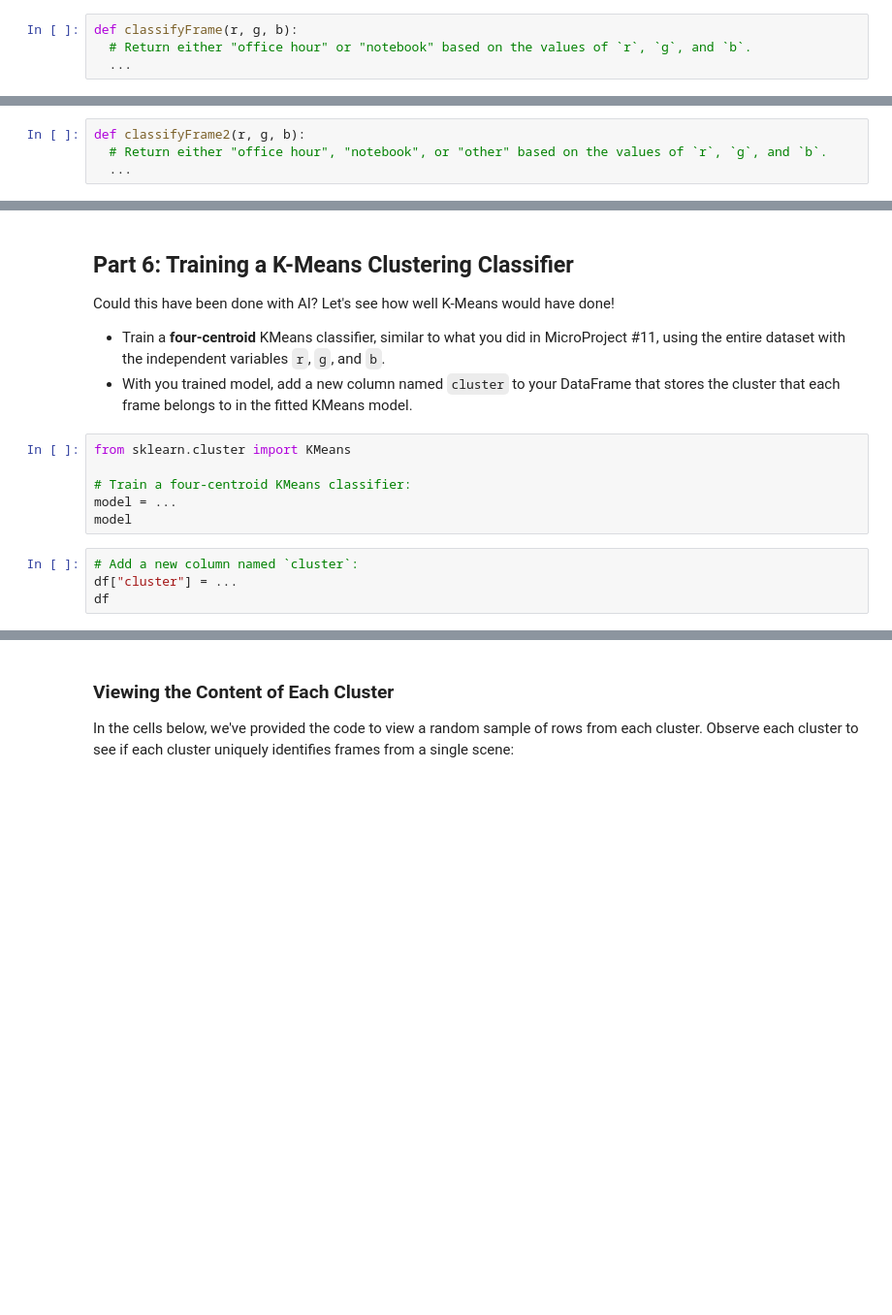
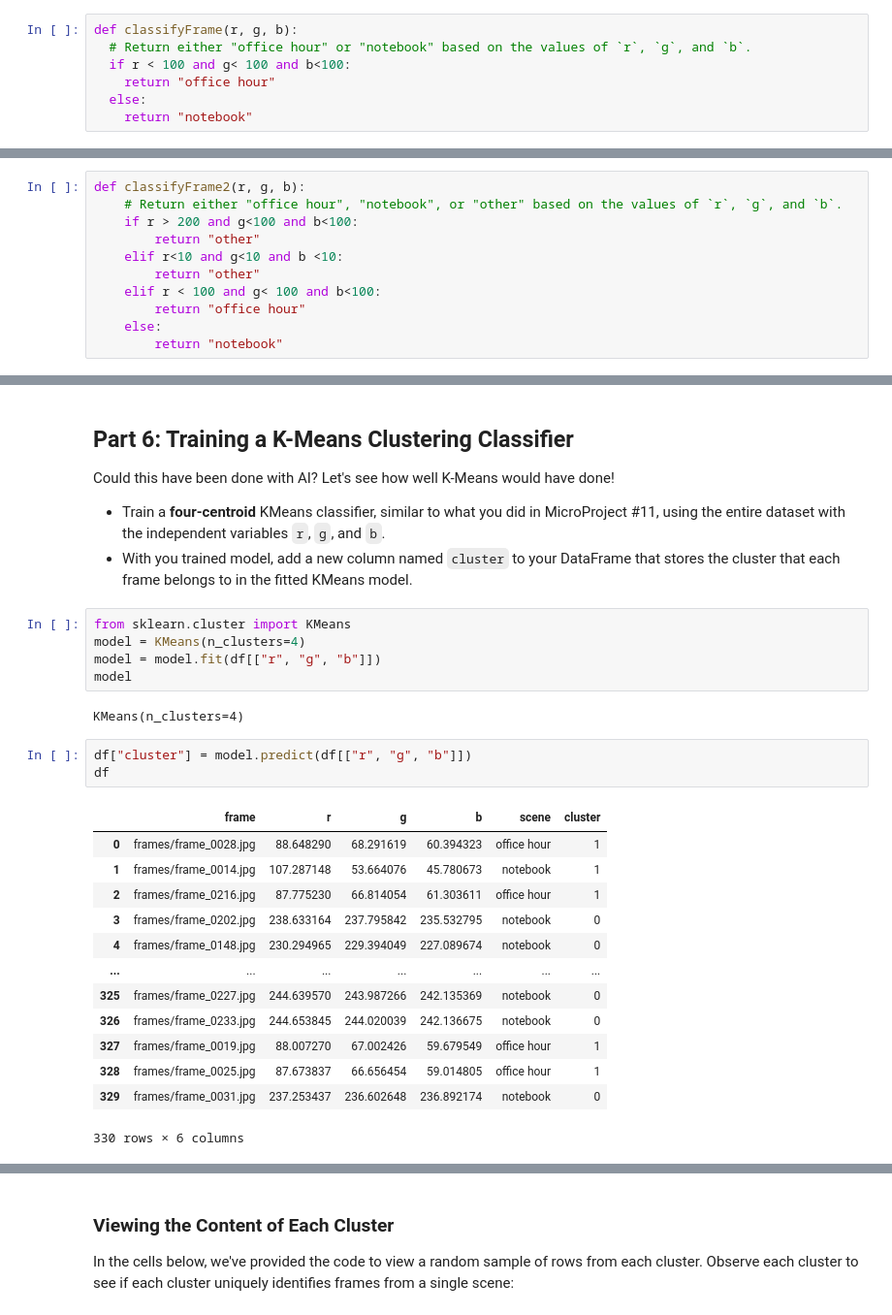
Before and after one commit to anqiandy/discoverymicroprojects, a Jupyter notebook: microproject-12-video-frame-scene-recognition-model/microproject-12-video-frame-scene-recognition-model.ipynb, the cells around one changed output, grey strips where cells are left out. Shown at 97% size. Saved outputs shown, nothing was run; the diff lists cells and outputs as text; blank space fills up the shorter version.

```diff
--- a/microproject-12-video-frame-scene-recognition-model/microproject-12-video-frame-scene-recognition-model.ipynb
+++ b/microproject-12-video-frame-scene-recognition-model/microproject-12-video-frame-scene-recognition-model.ipynb
@@ -205,7 +243,10 @@ Using information from your frames above, have the function return the string `"
 # %%
 def classifyFrame(r, g, b):
   # Return either "office hour" or "notebook" based on the values of `r`, `g`, and `b`.
-  ...
+  if r < 100 and g< 100 and b<100:
+    return "office hour"
+  else:
+    return "notebook"
 # %% [markdown]
 Here's a function to test your classifier to make sure your function returns a valid result (feel free to edit this).
 - Right now, focus on making sure your function returns a valid result (either `notebook` or `office hour`)
@@ -321,8 +404,15 @@ Create a second classifier -- `classifyFrame2` -- that returns either `"notebook
 - *Hint: It may be helpful to first identify if it's an `"other"` since these scenes may be most distinctive.*
 # %%
 def classifyFrame2(r, g, b):
-  # Return either "office hour", "notebook", or "other" based on the values of `r`, `g`, and `b`.
-  ...
+    # Return either "office hour", "notebook", or "other" based on the values of `r`, `g`, and `b`.
+    if r > 200 and g<100 and b<100:
+        return "other"
+    elif r<10 and g<10 and b <10:
+        return "other"
+    elif r < 100 and g< 100 and b<100:
+        return "office hour"
+    else:
+        return "notebook"
 # %% [markdown]
 ### Part 5.2: Apply your `classifyFrame2` function
 
@@ -362,14 +472,28 @@ Could this have been done with AI?  Let's see how well K-Means would have done!
 - With you trained model, add a new column named `cluster` to your DataFrame that stores the cluster that each frame belongs to in the fitted KMeans model.
 # %%
 from sklearn.cluster import KMeans
-
-# Train a four-centroid KMeans classifier:
-model = ...
+model = KMeans(n_clusters=4)
+model = model.fit(df[["r", "g", "b"]])
 model
+# %% [output]
+KMeans(n_clusters=4)
-# %%
-# Add a new column named `cluster`:
-df["cluster"] = ...
-df
+# %%
+df["cluster"] = model.predict(df[["r", "g", "b"]])
+df
+# %% [output]
+|  | frame | r | g | b | scene | cluster |
+| 0 | frames/frame_0028.jpg | 88.648290 | 68.291619 | 60.394323 | office hour | 1 |
+| 1 | frames/frame_0014.jpg | 107.287148 | 53.664076 | 45.780673 | notebook | 1 |
+| 2 | frames/frame_0216.jpg | 87.775230 | 66.814054 | 61.303611 | office hour | 1 |
+| 3 | frames/frame_0202.jpg | 238.633164 | 237.795842 | 235.532795 | notebook | 0 |
+| 4 | frames/frame_0148.jpg | 230.294965 | 229.394049 | 227.089674 | notebook | 0 |
+| ... | ... | ... | ... | ... | ... | ... |
+| 325 | frames/frame_0227.jpg | 244.639570 | 243.987266 | 242.135369 | notebook | 0 |
+| 326 | frames/frame_0233.jpg | 244.653845 | 244.020039 | 242.136675 | notebook | 0 |
+| 327 | frames/frame_0019.jpg | 88.007270 | 67.002426 | 59.679549 | office hour | 1 |
+| 328 | frames/frame_0025.jpg | 87.673837 | 66.656454 | 59.014805 | office hour | 1 |
+| 329 | frames/frame_0031.jpg | 237.253437 | 236.602648 | 236.892174 | notebook | 0 |
+330 rows × 6 columns
 # %%
 ### TEST CASE for Part 6: Train a KMeans Classifier
 tada = "\N{PARTY POPPER}"
```
Also changed, not shown: parts of 32 cells of this notebook.
